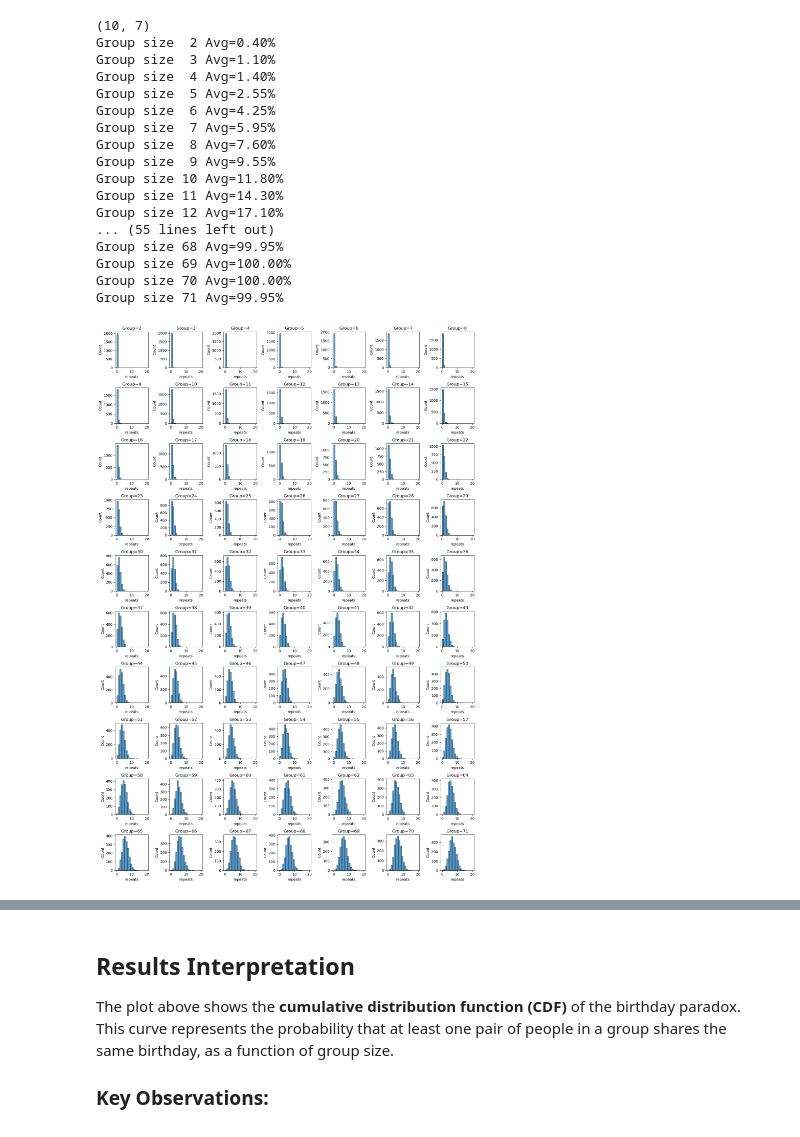
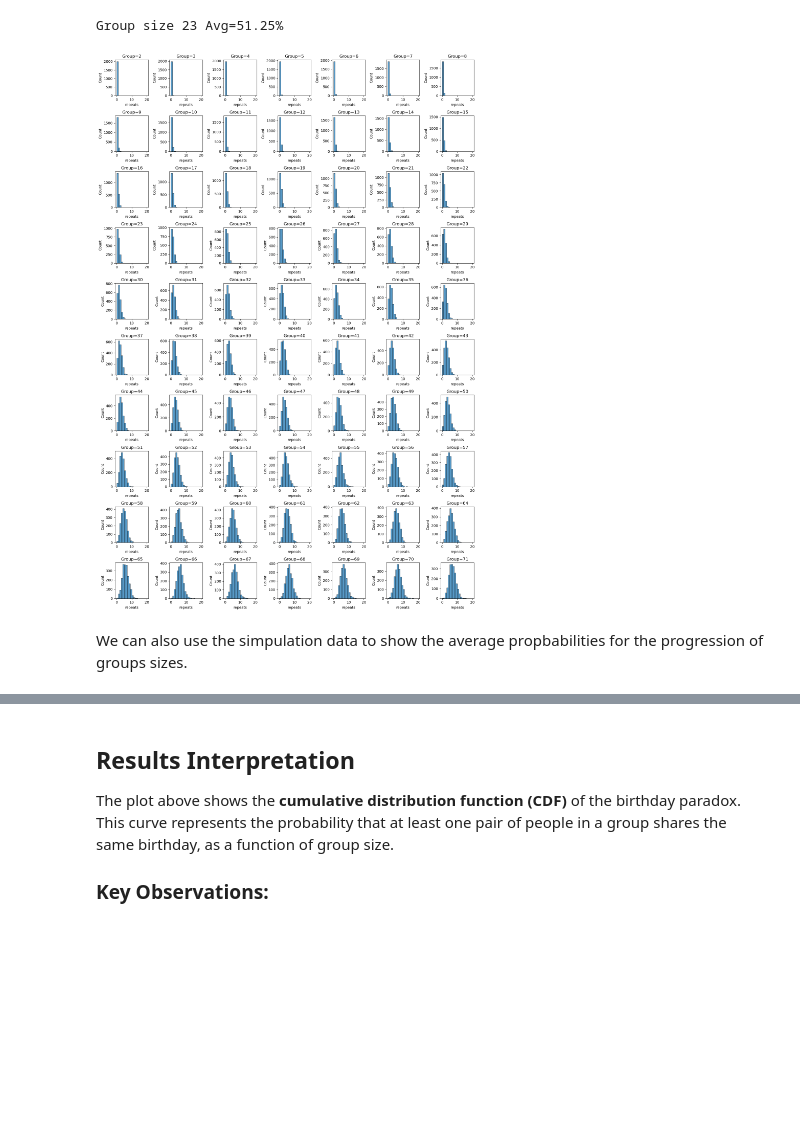
Before and after one commit to DrSkippy/misc-jupyter-notebooks, a Jupyter notebook: birthdays-paradox.ipynb, the cells around one changed output, grey strips where cells are left out. Drawn from its saved outputs; the diff is of its cells as text; code cells hidden in the pictures; blank space fills up the shorter version.

```diff
--- a/birthdays-paradox.ipynb
+++ b/birthdays-paradox.ipynb
@@ -25,47 +25,34 @@ With just 23 people in a group, there's a greater than 50% chance that two peopl
 # %%
 n = 72      # max group size
 m = 2000    # samples used for estimating probabilities
 data = {}   # samples data
 pdata = []  # sample summary data
 # Create a figure and a grid of subplots
 fig, axes = plt.subplots(10, 7, figsize=(15, 22)) # 1 row, 3 columns
-print(axes.shape)
+# print(axes.shape)
+thresh = False
 for i in range(2,n):
     data[i] = []
     for j in range(m):
         x = np.random.choice(range(365), i)
         # count repeated days - don't distinguish between e.g.
         # 2 2 2 2 => 4-1=3 and 3 3 4 4 4 => 5-2=3
         data[i].append(len(x) - len(set(x)))
     p = np.count_nonzero(data[i])/m
     pdata.append(p)
-    print("Group size {:2} Avg={:2.2%}".format(i, p))
+    if p > 0.5 and not thresh:
+        print("Group size {:2} Avg={:2.2%}".format(i, p))
+        thresh = True
     j, k = int((i-2)/7), (i-2)%7
-    #print(i,j,k)
     sns.histplot(data={"repeats": np.array(data[i])}, x="repeats", binrange=(0,20), bins=20, ax=axes[j,k])
     axes[j,k].set_title(f'Group={i}')
-    # plt.hist(data[i], bins=20, range=(0,20), density=True)
 plt.tight_layout() # Adjust subplot parameters for a tight layout
 plt.show()
 # %% [output]
-(10, 7)
-Group size  2 Avg=0.40%
-Group size  3 Avg=1.10%
-Group size  4 Avg=1.40%
-Group size  5 Avg=2.55%
-Group size  6 Avg=4.25%
-Group size  7 Avg=5.95%
-Group size  8 Avg=7.60%
-Group size  9 Avg=9.55%
-Group size 10 Avg=11.80%
-Group size 11 Avg=14.30%
-Group size 12 Avg=17.10%
-... (55 lines left out)
-Group size 68 Avg=99.95%
-Group size 69 Avg=100.00%
-Group size 70 Avg=100.00%
-Group size 71 Avg=99.95%
+Group size 23 Avg=51.25%
-[figure, old version]
+[figure, new version]
+# %% [markdown]
+We can also use the simpulation data to show the average propbabilities for the progression of groups sizes.
 # %%
 plt.plot(range(2,n), pdata)
 plt.xlabel('Group Size (number of people)')
```
Also changed, not shown: parts of 6 cells of this notebook.
